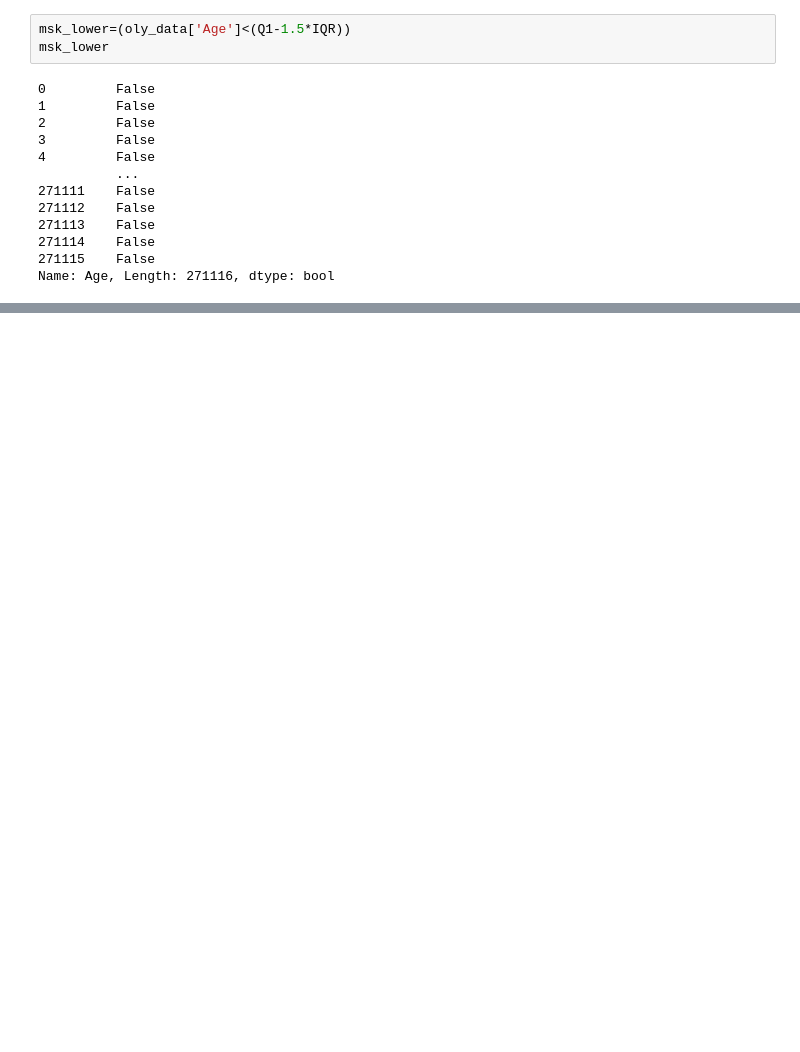
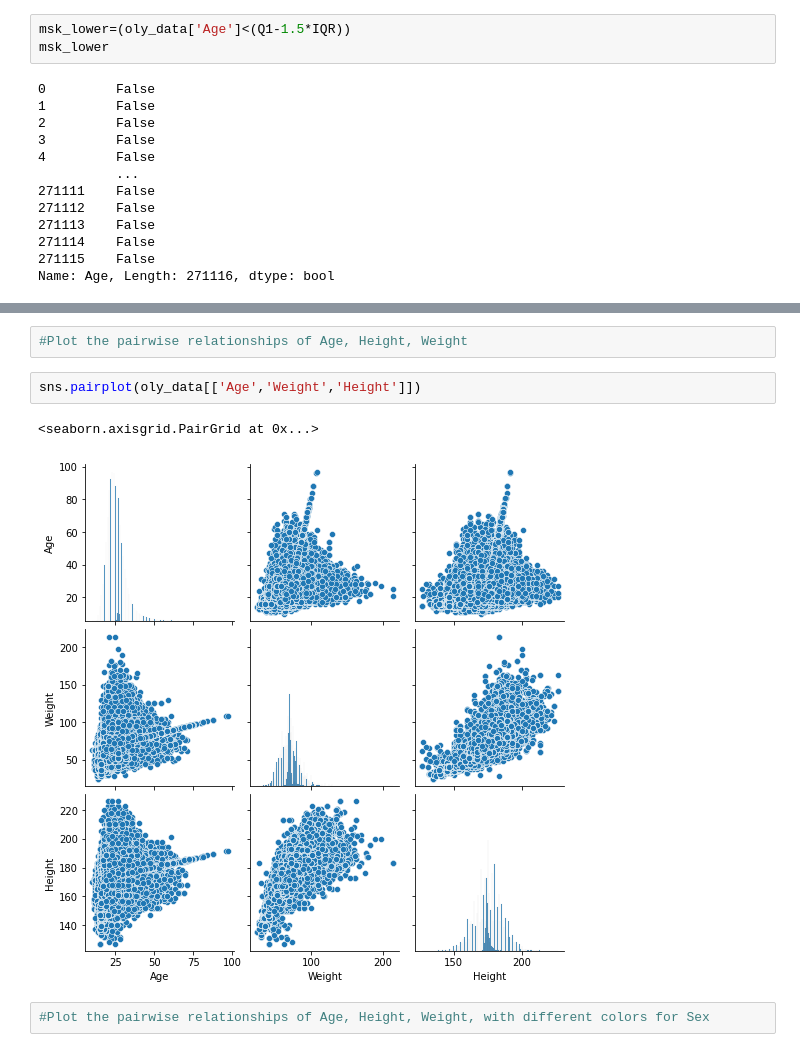
Before and after one commit to Nahidf21/Olympic-game-data-analysis-part-part-one-, a Jupyter notebook: Olympic game data analysis.ipynb, the cells around one changed output, grey strips where cells are left out. Cells and saved outputs as stored; diff of their text form; blank space fills up the shorter version.

```diff
--- a/Olympic game data analysis.ipynb
+++ b/Olympic game data analysis.ipynb
@@ -332,0 +548,9 @@ Name: Sport, dtype: object
+# %%
+#Plot the pairwise relationships of Age, Height, Weight
+# %%
+sns.pairplot(oly_data[['Age','Weight','Height']])
+# %% [output]
+<seaborn.axisgrid.PairGrid at 0x...>
+[figure, added]
+# %%
+#Plot the pairwise relationships of Age, Height, Weight, with different colors for Sex
```
Also changed, not shown: parts of 53 cells of this notebook.
